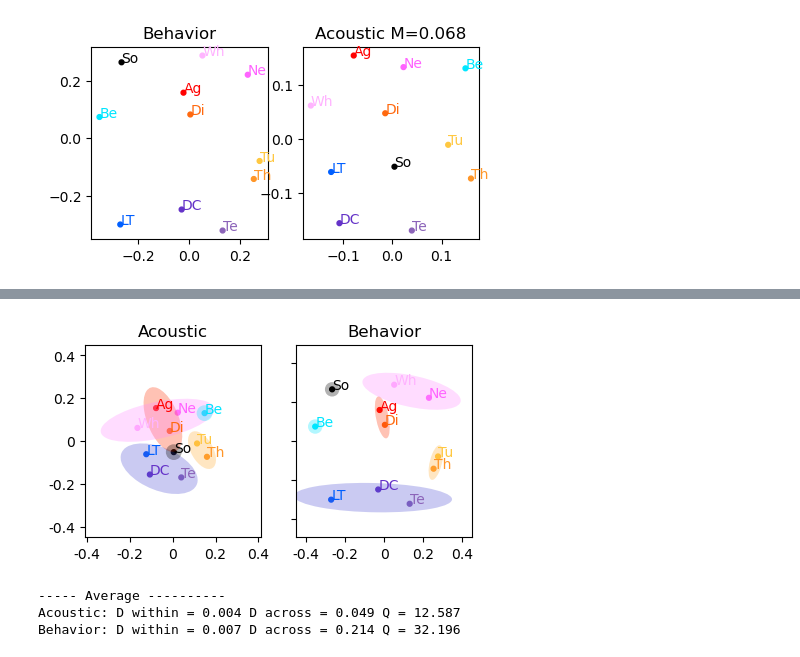
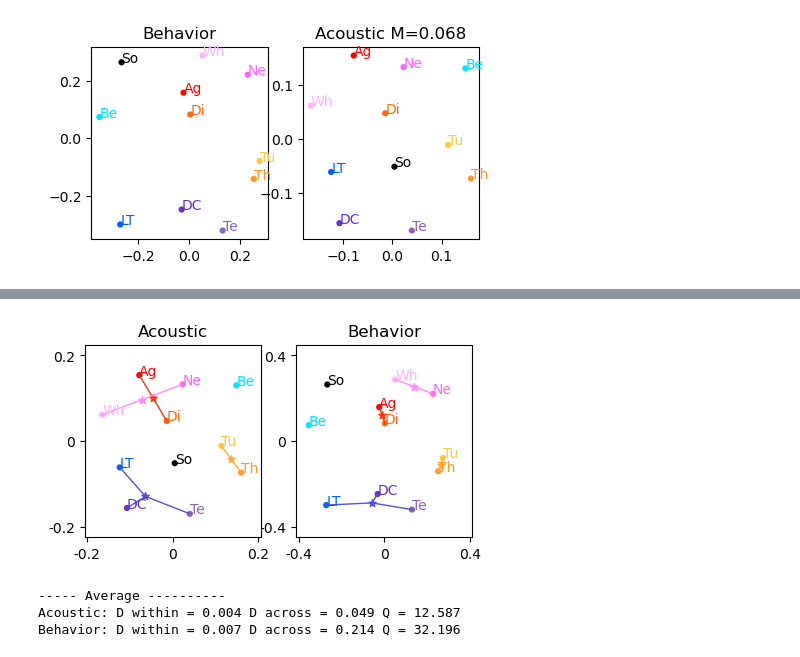
Before and after one commit to theunissenlab/zebra-finch-semantic-category, a Jupyter notebook: pythonNotebooks/BEHAV-Figure 4_PAF.ipynb, the cells around one changed output, grey strips where cells are left out. Cells and saved outputs as stored; diff of their text form; code cells hidden in the pictures.

```diff
--- a/pythonNotebooks/BEHAV-Figure 4_PAF.ipynb
+++ b/pythonNotebooks/BEHAV-Figure 4_PAF.ipynb
@@ -1090,7 +1089,7 @@ ax.scatter(-acMDS[:,0], acMDS[:,1], s =12, c=[callColor[c] for c in name_grp] )
 for i, txt in enumerate(name_grp):
     ax.annotate(txt, (-acMDS[i,0], acMDS[i,1]), color = callColor[txt])
 
-if 1:
+if 0:
     for isem, sem in enumerate(semCluster.keys()):
         ell_radius_x = np.sqrt(1 + ClusterAcStd[isem,2])
         ell_radius_y = np.sqrt(1 - ClusterAcStd[isem,2])
@@ -1105,6 +1104,14 @@ if 1:
         ellipse.set_transform(transf + ax.transData)
         ax.add_patch(ellipse)
 
+if 1:
+    for isem, sem in enumerate(semCluster.keys()):
+        if (len(semCluster[sem]) > 1):
+            ax.scatter(-ClusterAcCentroids[isem,0], ClusterAcCentroids[isem,1], s =30, c=ClusterColor[sem], marker='*' )
+            for call in semCluster[sem]:
+                icall = name_grp.index(call)
+                ax.plot([-acMDS[icall,0], -ClusterAcCentroids[isem,0]], [acMDS[icall,1], ClusterAcCentroids[isem,1]], linewidth=1, c= ClusterColor[sem])
+
 
 ax.axis('square')
 ax.set_xlim(-15,15)
@@ -1115,5 +1122,6 @@ ax.tick_params(direction='out', width=1, colors='k', length=0.2)
 plt.title(f'Acoustic PAF MDS')
 
 
-plt.savefig(figDir + f'AcousticPAFMDS{mdsDim}SemOvals.eps')
+#plt.savefig(figDir + f'AcousticPAFMDS{mdsDim}SemOvals.eps')
+plt.savefig(figDir + f'AcousticPAFMDS{mdsDim}wCentroids.eps')
 # %% [output]
@@ -1228,25 +1236,34 @@ ax1.scatter(behMDSX[:,0], behMDSX[:,1], s =12, c=[callColor[c] for c in callList
 for i, txt in enumerate(callList):
     ax1.annotate(txt, (behMDSX[i,0], behMDSX[i,1]), color = callColor[txt])
 
-for isem, sem in enumerate(semCluster.keys()):
-    ell_radius_x = np.sqrt(1 + semClusterBehStd[isem,2])
-    ell_radius_y = np.sqrt(1 - semClusterBehStd[isem,2])
-    ellipse = Ellipse((0, 0), width=ell_radius_x * 2, height=ell_radius_y * 2,
+if 0:
+    for isem, sem in enumerate(semCluster.keys()):
+        ell_radius_x = np.sqrt(1 + semClusterBehStd[isem,2])
+        ell_radius_y = np.sqrt(1 - semClusterBehStd[isem,2])
+        ellipse = Ellipse((0, 0), width=ell_radius_x * 2, height=ell_radius_y * 2,
                       facecolor=semClusterColor[sem], alpha = 0.3)
 
-    transf = transforms.Affine2D() \
-        .rotate_deg(45) \
-        .scale(semClusterBehStd[isem,0]*2, semClusterBehStd[isem,1]*2) \
-        .translate(semClusterBehCentroids[isem,0], semClusterBehCentroids[isem,1])
+        transf = transforms.Affine2D() \
+            .rotate_deg(45) \
+            .scale(semClusterBehStd[isem,0]*2, semClusterBehStd[isem,1]*2) \
+            .translate(semClusterBehCentroids[isem,0], semClusterBehCentroids[isem,1])
 
-    ellipse.set_transform(transf + ax1.transData)
-    ax1.add_patch(ellipse)
+        ellipse.set_transform(transf + ax1.transData)
+        ax1.add_patch(ellipse)
+
+if 1:
+    for isem, sem in enumerate(semCluster.keys()):
+        if (len(semCluster[sem]) > 1):
+            ax1.scatter(semClusterBehCentroids[isem,0], semClusterBehCentroids[isem,1], s =30, c=semClusterColor[sem], marker='*' )
+            for call in semCluster[sem]:
+                icall = callList.index(call)
+                ax1.plot([behMDSX[icall,0], semClusterBehCentroids[isem,0]], [behMDSX[icall,1], semClusterBehCentroids[isem,1]], linewidth=1, c= ClusterColor[sem])
 
 ax1.axis('equal')
 ax1.set_xlim((-0.45, 0.45))
 ax1.set_ylim((-0.45, 0.45))
-ax1.set_xticks([-0.4, -0.2, 0, 0.2, 0.4], labels = ['-0.4', '-0.2', '0', '0.2', '0.4'])
-ax1.set_yticks([-0.4, -0.2, 0, 0.2, 0.4], labels = [])
+ax1.set_xticks([-0.4, 0, 0.4], labels = ['-0.4', '0', '0.4'])
+ax1.set_yticks([-0.4, 0, 0.4], labels = ['-0.4', '0', '0.4'])
 
 
 plt.title('Behavior')
@@ -1256,25 +1273,35 @@ ax2.scatter(acMDSX[:,0], acMDSX[:,1], s =12, c=[callColor[c] for c in callList]
 for i, txt in enumerate(callList):
     ax2.annotate(txt, (acMDSX[i,0], acMDSX[i,1]), color = callColor[txt])
 
-for isem, sem in enumerate(semCluster.keys()):
-    ell_radius_x = np.sqrt(1 + semClusterAcStd[isem,2])
-    ell_radius_y = np.sqrt(1 - semClusterAcStd[isem,2])
-    ellipse = Ellipse((0, 0), width=ell_radius_x * 2, height=ell_radius_y * 2,
+if 0:
+    for isem, sem in enumerate(semCluster.keys()):
+        ell_radius_x = np.sqrt(1 + semClusterAcStd[isem,2])
+        ell_radius_y = np.sqrt(1 - semClusterAcStd[isem,2])
+        ellipse = Ellipse((0, 0), width=ell_radius_x * 2, height=ell_radius_y * 2,
                       facecolor=semClusterColor[sem], alpha = 0.3)
 
-    transf = transforms.Affine2D() \
-        .rotate_deg(45) \
-        .scale(semClusterAcStd[isem,0]*2, semClusterAcStd[isem,1]*2) \
-        .translate(semClusterAcCentroids[isem,0], semClusterAcCentroids[isem,1])
+        transf = transforms.Affine2D() \
+            .rotate_deg(45) \
+            .scale(semClusterAcStd[isem,0]*2, semClusterAcStd[isem,1]*2) \
+            .translate(semClusterAcCentroids[isem,0], semClusterAcCentroids[isem,1])
 
-    ellipse.set_transform(transf + ax2.transData)
-    ax2.add_patch(ellipse)
+        ellipse.set_transform(transf + ax2.transData)
+        ax2.add_patch(ellipse)
+
+if 1:
+    for isem, sem in enumerate(semCluster.keys()):
+        if (len(semCluster[sem]) > 1):
+            ax2.scatter(semClusterAcCentroids[isem,0], semClusterAcCentroids[isem,1], s =30, c=semClusterColor[sem], marker='*' )
+            for call in semCluster[sem]:
+                icall = callList.index(call)
+                ax2.plot([acMDSX[icall,0], semClusterAcCentroids[isem,0]], [acMDSX[icall,1], semClusterAcCentroids[isem,1]], linewidth=1, c= ClusterColor[sem])
 
 ax2.axis('equal')
-ax2.set_xlim((-0.45, 0.45))
-ax2.set_ylim((-0.45, 0.45))
-ax2.set_xticks([-0.4, -0.2, 0, 0.2, 0.4], labels = ['-0.4', '-0.2', '0', '0.2', '0.4'])
-ax2.set_yticks([-0.4, -0.2, 0, 0.2, 0.4], labels = ['-0.4', '-0.2', '0', '0.2', '0.4'])
+ax2.set_xlim((-0.225, 0.225))
+ax2.set_ylim((-0.225, 0.225))
+ax2.set_xticks([-0.2, 0, 0.2], labels = ['-0.2', '0', '0.2'])
+ax2.set_yticks([-0.2, 0, 0.2], labels = ['-0.2', '0', '0.2'])
+
 
 
 
@@ -1288,4 +1314,4 @@ Procustes disparity for 2d = 0.0679
-[figure, old version]
+[figure, new version]
 # %%
 # Calculate within and between distances
 
```
Also changed, not shown: parts of 13 cells of this notebook, 4 other files.
